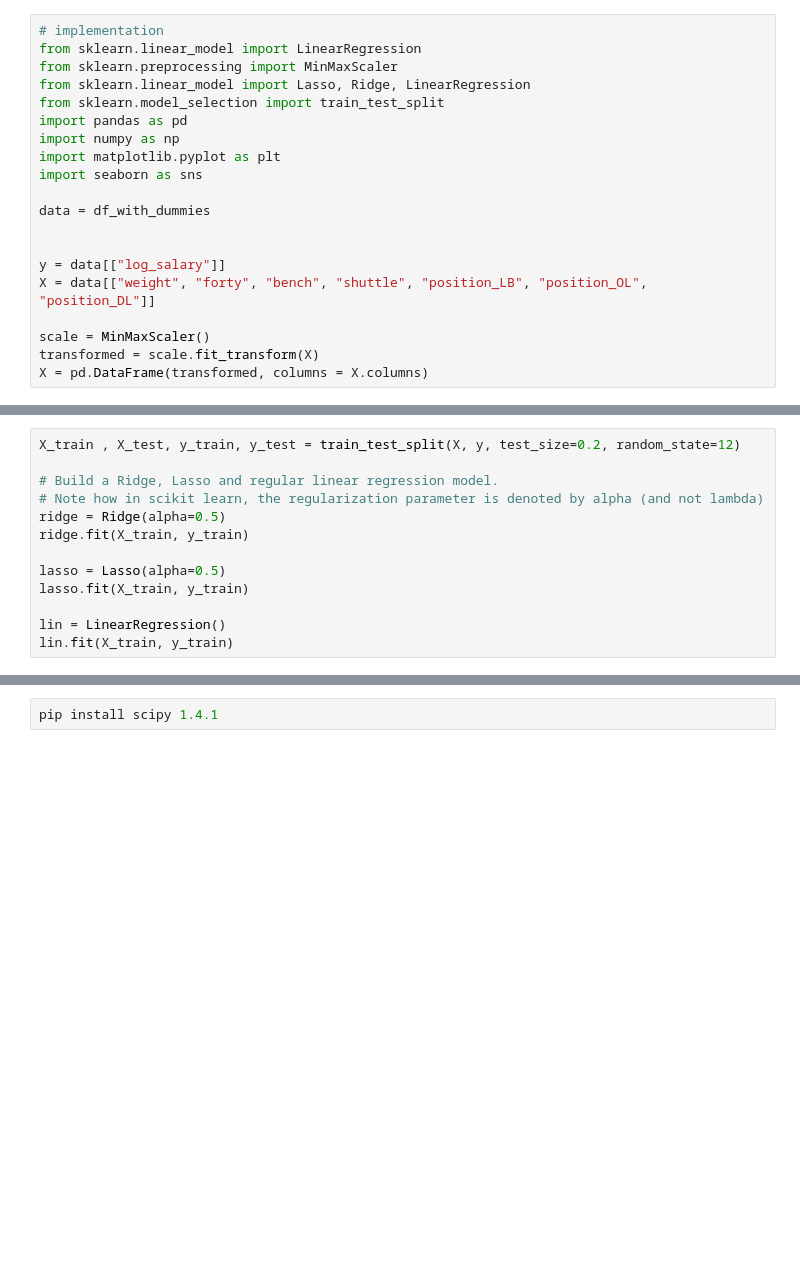
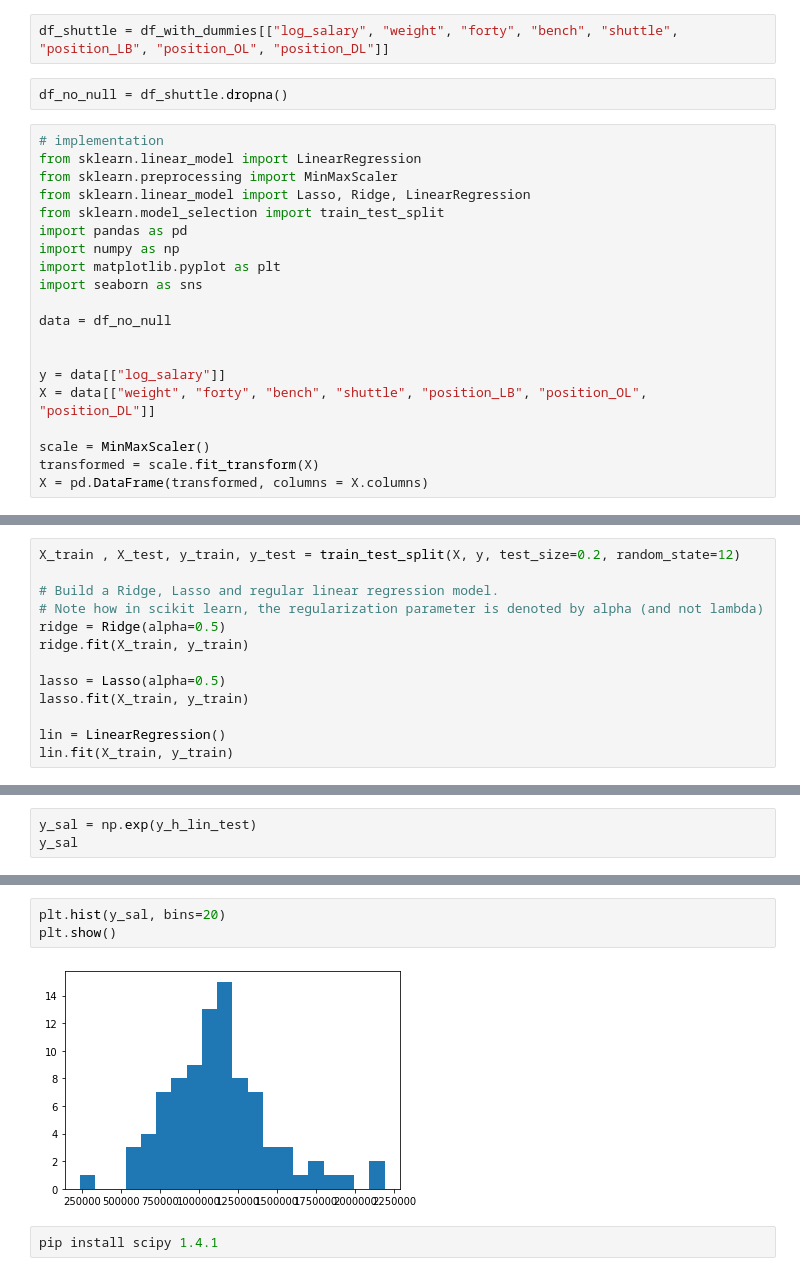
Before and after one commit to j-gilkey/nfl_draft_regression, a Jupyter notebook: nfl_dummy.ipynb, the cells around one changed output, grey strips where cells are left out. Cells and saved outputs as stored; diff of their text form; blank space fills up the shorter version.

```diff
--- a/nfl_dummy.ipynb
+++ b/nfl_dummy.ipynb
@@ -342,6 +342,10 @@ position_OL       620 non-null uint8
 if_gtd            620 non-null object
 dtypes: float64(9), int64(7), object(3), uint8(3)
 memory usage: 98.7+ KB
+# %%
+df_shuttle = df_with_dummies[["log_salary", "weight", "forty", "bench", "shuttle", "position_LB", "position_OL", "position_DL"]]
+# %%
+df_no_null = df_shuttle.dropna()
 # %%
 # implementation
 from sklearn.linear_model import LinearRegression
@@ -353,7 +357,7 @@ import numpy as np
 import matplotlib.pyplot as plt
 import seaborn as sns
 
-data = df_with_dummies
+data = df_no_null
 
 
 y = data[["log_salary"]]
@@ -462,0 +537,3 @@ print(y_h_ridge_test.shape)
+# %%
+y_sal = np.exp(y_h_lin_test)
+y_sal
@@ -463,3 +558,8 @@ print(y_h_ridge_test.shape)
+# %%
+plt.hist(y_sal, bins=20)
+plt.show()
+# %% [output]
+[figure, added]
 # %%
 pip install scipy 1.4.1
 # %% [output]
```
Also changed, not shown: parts of 15 cells of this notebook.
